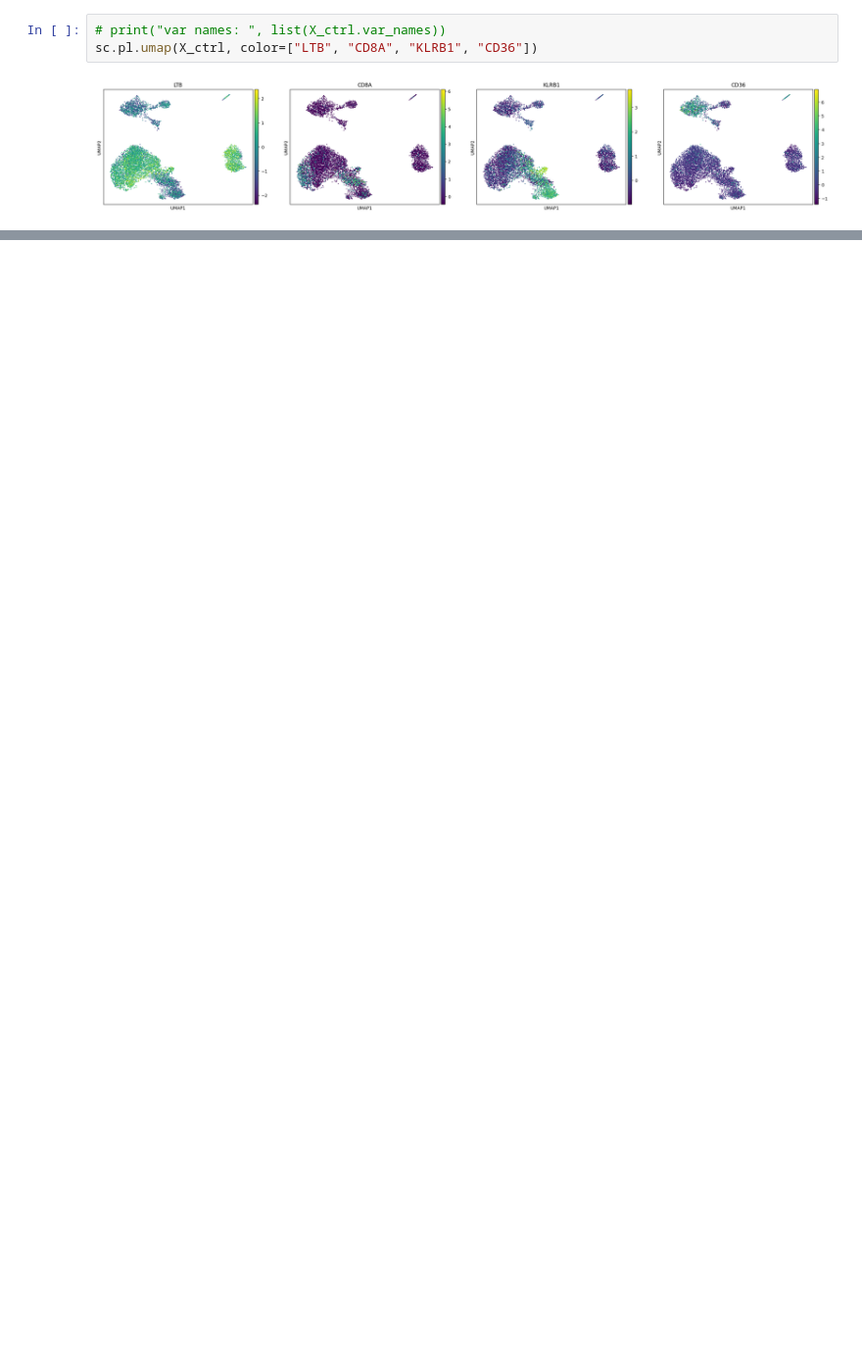
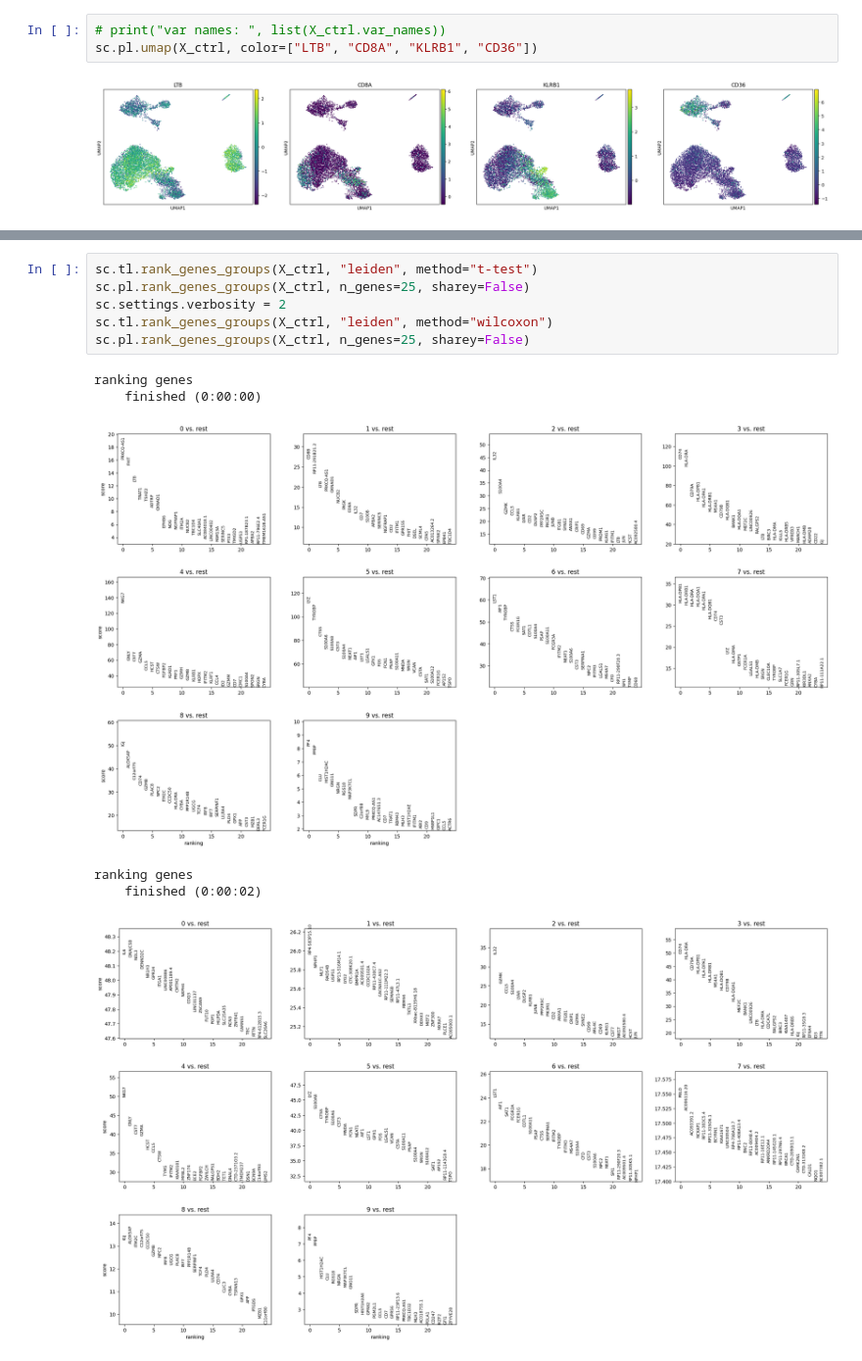
Before and after one commit to meyer-lab/bi-cytok, a Jupyter notebook: HelenPractice.ipynb, the cells around one changed output, grey strips where cells are left out. Shown at 98% size. Drawn from its saved outputs; the diff is of its cells as text; blank space fills up the shorter version.

```diff
--- a/HelenPractice.ipynb
+++ b/HelenPractice.ipynb
@@ -158,0 +158,13 @@ ImportError: Please install the leiden algorithm: `conda install -c conda-forge
+# %%
+sc.tl.rank_genes_groups(X_ctrl, "leiden", method="t-test")
+sc.pl.rank_genes_groups(X_ctrl, n_genes=25, sharey=False)
+sc.settings.verbosity = 2
+sc.tl.rank_genes_groups(X_ctrl, "leiden", method="wilcoxon")
+sc.pl.rank_genes_groups(X_ctrl, n_genes=25, sharey=False)
+# %% [output]
+ranking genes
+    finished (0:00:00)
+[figure, added]
+ranking genes
+    finished (0:00:02)
+[figure, added]
```
Also changed, not shown: parts of 4 cells of this notebook.
